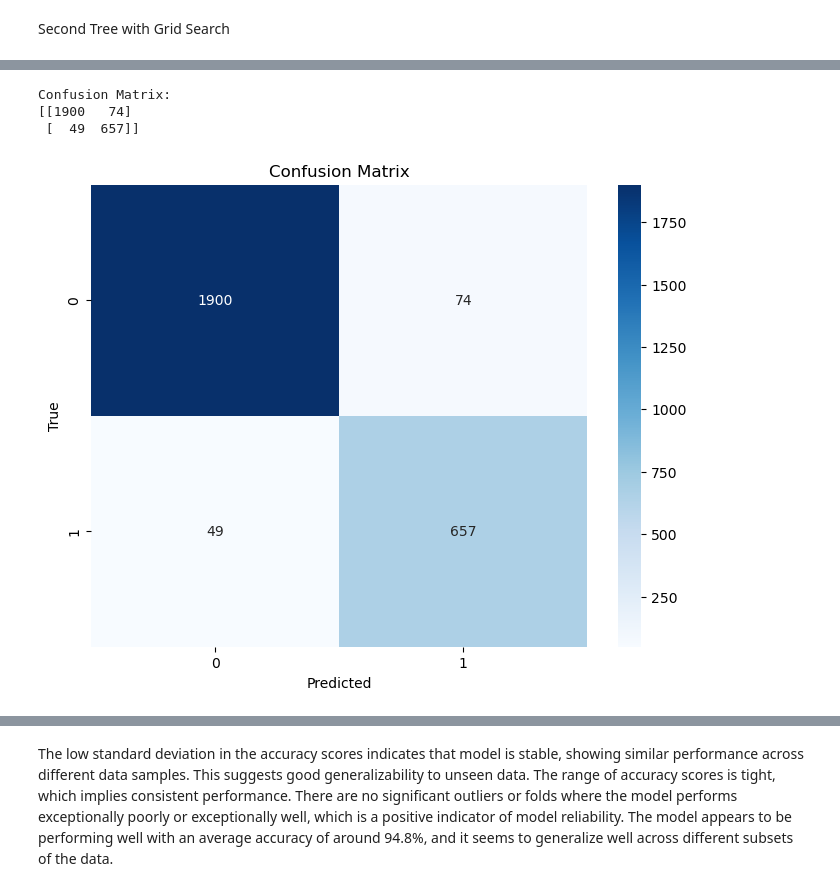
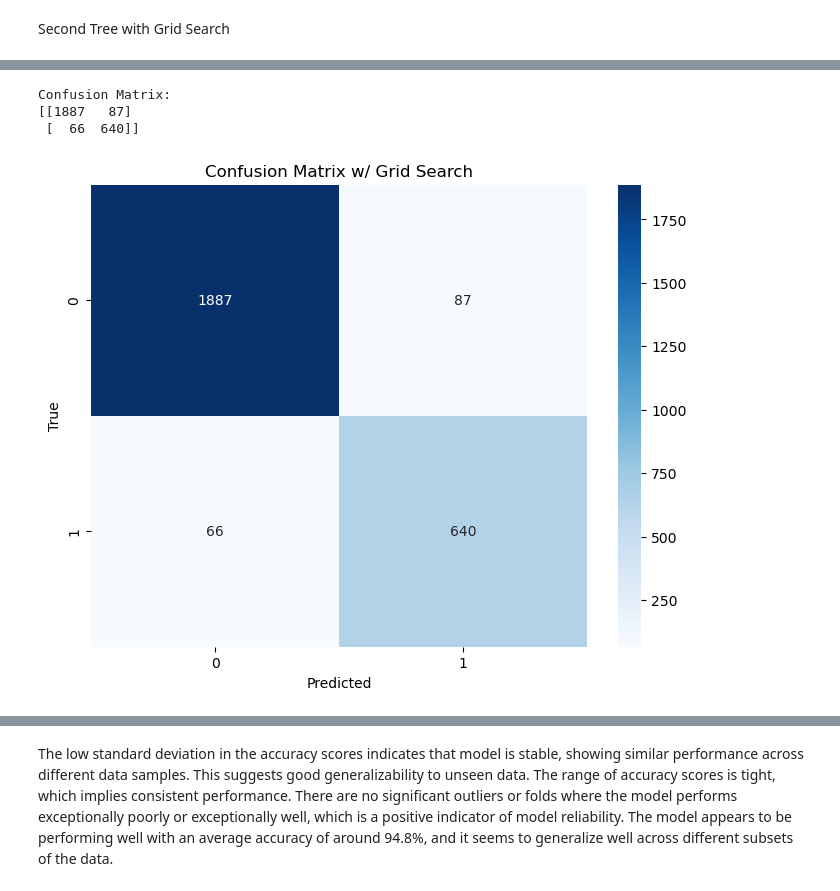
Before and after one commit to kholostovamk/Projects, a Jupyter notebook: ML/classification.ipynb, the cells around one changed output, grey strips where cells are left out. Drawn from its saved outputs; the diff is of its cells as text; code cells hidden in the pictures.

Commit message:
Assws some visuals

```diff
--- a/ML/classification.ipynb
+++ b/ML/classification.ipynb
@@ -71,6 +71,8 @@ memory usage: 3.3 MB
 Figuring out what features to use for predicting in two steps:
 1. Using correlation
 2. Using Random Forest Classifier
+# %%
+df = df.drop(columns = ['surv2m', 'surv6m', 'sps', 'scoma', 'death']) #dropping these features because this is a result of other predicting model, plus death is definetely connected to hospdeath
 # %%
 """Calculating correlation with label among features"""
 
@@ -159,8 +161,7 @@ corr_feature_list = top_corr_features.index.tolist()
 
 combined_features = list(set(rf_feature_list) & set(corr_feature_list))  # Intersection
 
-final_features = combined_features[:10]
-
+#final_features = combined_features
+final_features = corr_feature_list
 print("Set of features for predicting: ", final_features)
-print("Set with more features for improving model if needed: ", combined_features)
 # %% [output]
@@ -245,10 +254,10 @@ param_grid = {
 }
 
 # Initialize the Decision Tree Classifier
-dt_classifier = DecisionTreeClassifier(random_state=42)
+dt_classifier_grid = DecisionTreeClassifier(random_state=42)
 
 # Initialize GridSearchCV
-grid_search = GridSearchCV(estimator=dt_classifier, param_grid=param_grid,
+grid_search = GridSearchCV(estimator=dt_classifier_grid, param_grid=param_grid,
                            cv=5, n_jobs=-1, verbose=1, scoring='accuracy')
 
 # Fit GridSearchCV to the balanced training data
@@ -311,13 +342,13 @@ X_test_selected = X_test[final_features]
 
 # Initialize the Decision Tree Classifier with the best parameters found by GridSearchCV
 best_params = grid_search.best_params_
-dt_classifier = DecisionTreeClassifier(**best_params, random_state=42)
+dt_classifier_grid = DecisionTreeClassifier(**best_params, random_state=42)
 
 # Fit the classifier to the balanced training data
-dt_classifier.fit(X_train_smote_selected, y_train_smote)
+dt_classifier_grid.fit(X_train_smote_selected, y_train_smote)
 
 # Make predictions on the test set
-y_pred = dt_classifier.predict(X_test_selected)
+y_pred = dt_classifier_grid.predict(X_test_selected)
 
 # Evaluate the classifier
 print("Classification Report:")
@@ -355,17 +393,17 @@ Based on these metrics, the second classification report indicates a slightly be
 # %%
 # Print the confusion matrix
 print("Confusion Matrix:")
 print(cm)
 
 # Optionally, you can create a more visual representation of the confusion matrix
 plt.figure(figsize=(8, 6))
 sns.heatmap(cm, annot=True, fmt='d', cmap='Blues')
 plt.xlabel('Predicted')
 plt.ylabel('True')
-plt.title('Confusion Matrix')
+plt.title('Confusion Matrix w/ Grid Search')
 plt.show()
 # %% [output]
 Confusion Matrix:
-[[1900   74]
- [  49  657]]
+[[1887   87]
+ [  66  640]]
-[figure, old version]
+[figure, new version]
```
Also changed, not shown: parts of 22 cells of this notebook, 3 other files.
